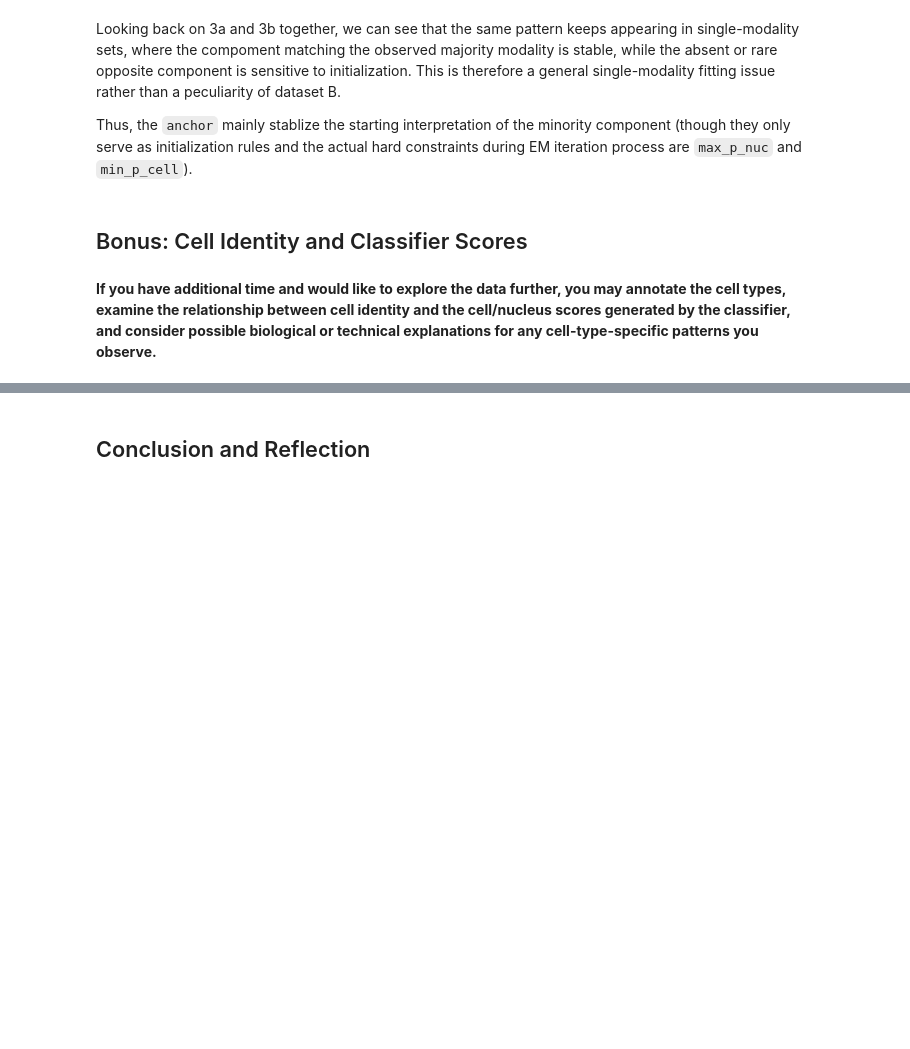
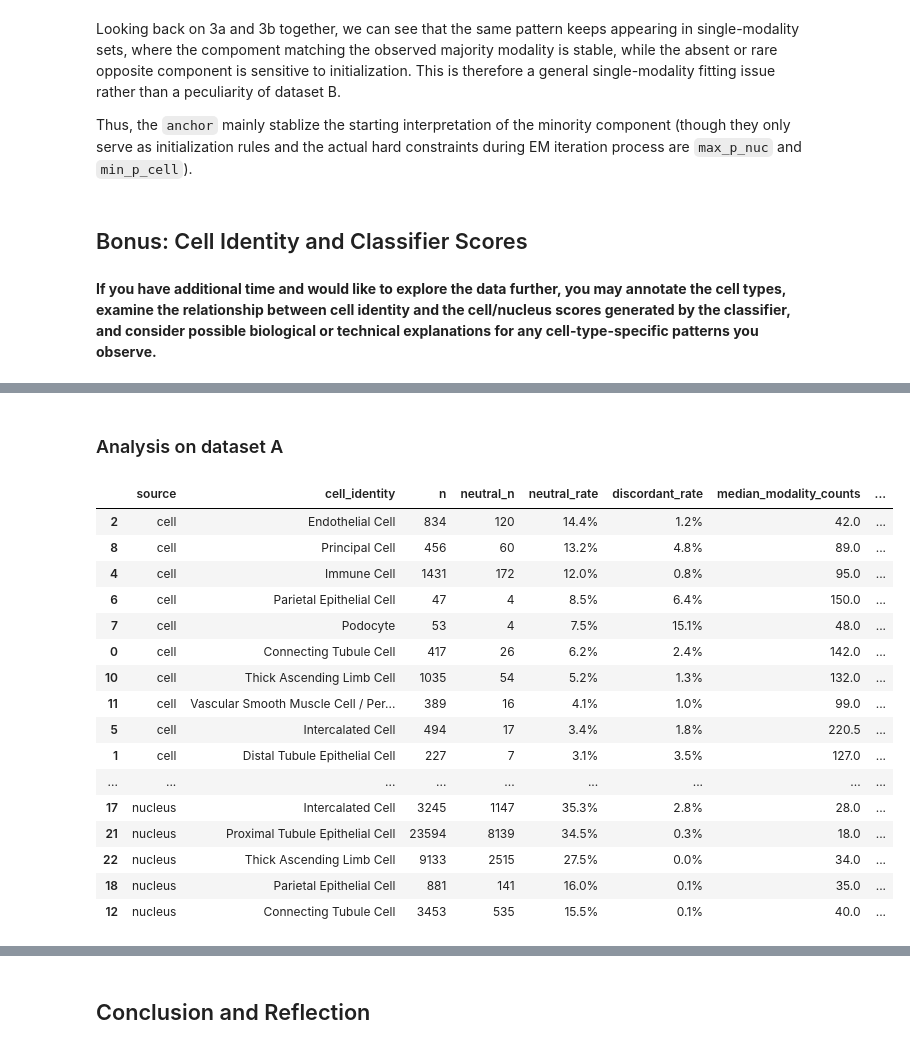
Before and after one commit to UnknownCreature0086/CellorNuc, a Jupyter notebook: notebook/CellorNuc_quiz.ipynb, the cells around one changed output, grey strips where cells are left out. Drawn from its saved outputs; the diff is of its cells as text; code cells hidden in the pictures; blank space fills up the shorter version.

```diff
--- a/notebook/CellorNuc_quiz.ipynb
+++ b/notebook/CellorNuc_quiz.ipynb
@@ -524,0 +643,65 @@ Thus, the `anchor` mainly stablize the starting interpretation of the minority c
+# %% [markdown]
+### Analysis on dataset A
+# %%
+bonus_a = q1.obs.copy()
+bonus_a["cell_identity"] = bonus_a["broad_cell_type"].astype("string").fillna("Unannotated")
+bonus_a["source"] = bonus_a["suspension_type"].astype("string")
+bonus_a["neutral"] = bonus_a["modality_classification"].astype(str).eq("Neutral")
+bonus_a["below_min_counts"] = bonus_a["modality_counts"].lt(10)
+bonus_a["discordant"] = np.where(
+    bonus_a["source"].eq("cell"),
+    bonus_a["modality_classification"].astype(str).eq("Nucleus-like Cell (SC)"),
+    bonus_a["modality_classification"].astype(str).eq("Cell-like Nucleus (SN)"),
+)
+
+bonus_a_summary = (
+    bonus_a.groupby(["source", "cell_identity"], observed=True)
+    .agg(
+        n=("p_cell", "size"),
+        neutral_n=("neutral", "sum"),
+        discordant_n=("discordant", "sum"),
+        median_modality_counts=("modality_counts", "median"),
+        below_min_counts_rate=("below_min_counts", "mean"),
+    )
+    .reset_index()
+)
+bonus_a_summary["neutral_rate"] = bonus_a_summary["neutral_n"] / bonus_a_summary["n"]
+bonus_a_summary["discordant_rate"] = bonus_a_summary["discordant_n"] / bonus_a_summary["n"]
+
+bonus_a_ranked = (
+    bonus_a_summary.query("n >= 20")
+    .sort_values(["source", "neutral_rate", "n"], ascending=[True, False, False])
+)
+bonus_a_display = bonus_a_ranked.groupby("source", observed=True).head(10)
+
+display(
+    bonus_a_display[
+        ["source", "cell_identity", "n", "neutral_n", "neutral_rate",
+         "discordant_rate", "median_modality_counts", "below_min_counts_rate"]
+    ].style.format(
+        {
+            "neutral_rate": "{:.1%}",
+            "discordant_rate": "{:.1%}",
+            "median_modality_counts": "{:.1f}",
+            "below_min_counts_rate": "{:.1%}",
+        }
+    )
+)
+# %% [output]
+|  | source | cell_identity | n | neutral_n | neutral_rate | discordant_rate | median_modality_counts | ... |
+| 2 | cell | Endothelial Cell | 834 | 120 | 14.4% | 1.2% | 42.0 | ... |
+| 8 | cell | Principal Cell | 456 | 60 | 13.2% | 4.8% | 89.0 | ... |
+| 4 | cell | Immune Cell | 1431 | 172 | 12.0% | 0.8% | 95.0 | ... |
+| 6 | cell | Parietal Epithelial Cell | 47 | 4 | 8.5% | 6.4% | 150.0 | ... |
+| 7 | cell | Podocyte | 53 | 4 | 7.5% | 15.1% | 48.0 | ... |
+| 0 | cell | Connecting Tubule Cell | 417 | 26 | 6.2% | 2.4% | 142.0 | ... |
+| 10 | cell | Thick Ascending Limb Cell | 1035 | 54 | 5.2% | 1.3% | 132.0 | ... |
+| 11 | cell | Vascular Smooth Muscle Cell / Per... | 389 | 16 | 4.1% | 1.0% | 99.0 | ... |
+| 5 | cell | Intercalated Cell | 494 | 17 | 3.4% | 1.8% | 220.5 | ... |
+| 1 | cell | Distal Tubule Epithelial Cell | 227 | 7 | 3.1% | 3.5% | 127.0 | ... |
+| ... | ... | ... | ... | ... | ... | ... | ... | ... |
+| 17 | nucleus | Intercalated Cell | 3245 | 1147 | 35.3% | 2.8% | 28.0 | ... |
+| 21 | nucleus | Proximal Tubule Epithelial Cell | 23594 | 8139 | 34.5% | 0.3% | 18.0 | ... |
+| 22 | nucleus | Thick Ascending Limb Cell | 9133 | 2515 | 27.5% | 0.0% | 34.0 | ... |
+| 18 | nucleus | Parietal Epithelial Cell | 881 | 141 | 16.0% | 0.1% | 35.0 | ... |
+| 12 | nucleus | Connecting Tubule Cell | 3453 | 535 | 15.5% | 0.1% | 40.0 | ... |
```
Also changed, not shown: parts of 10 cells of this notebook.
